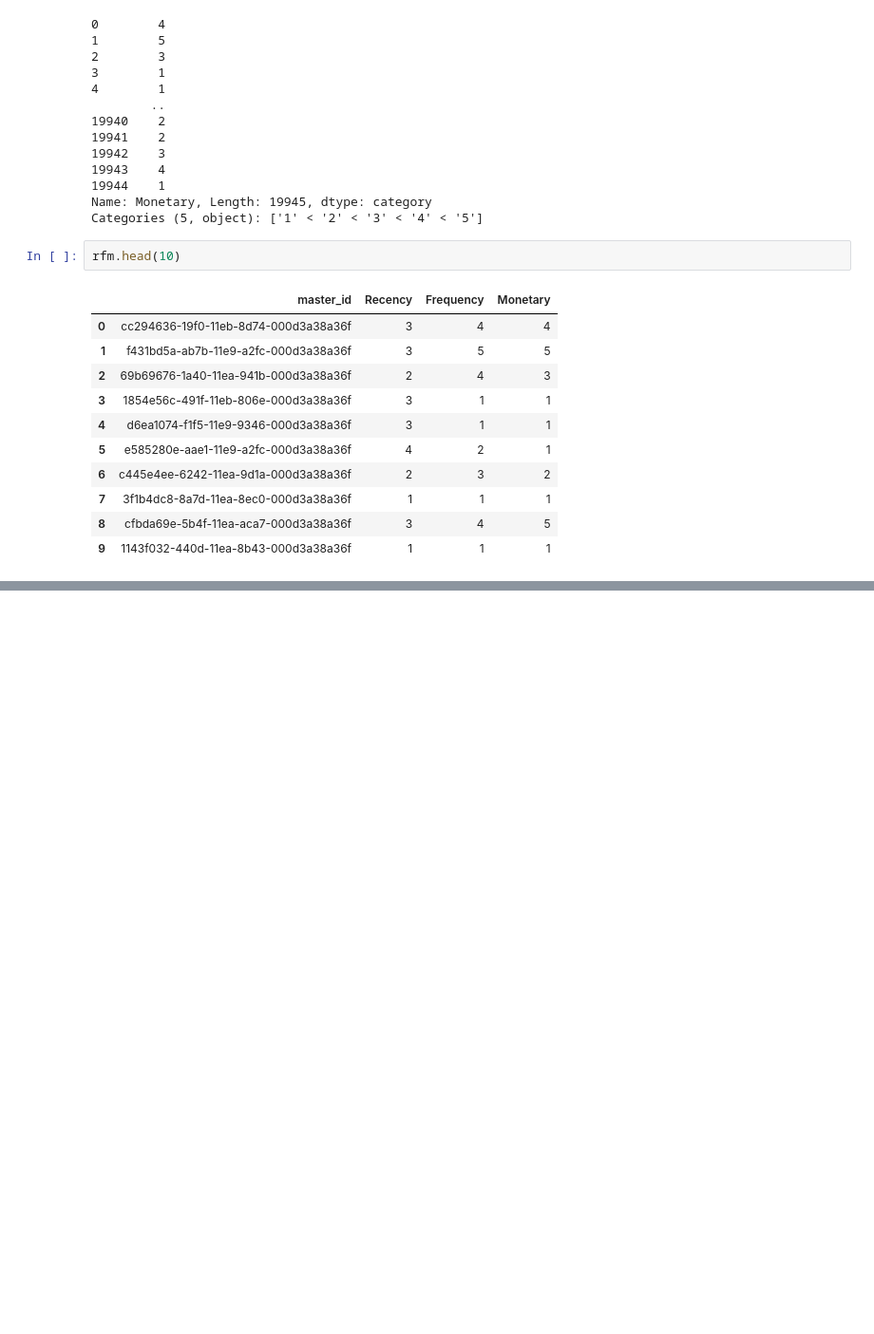
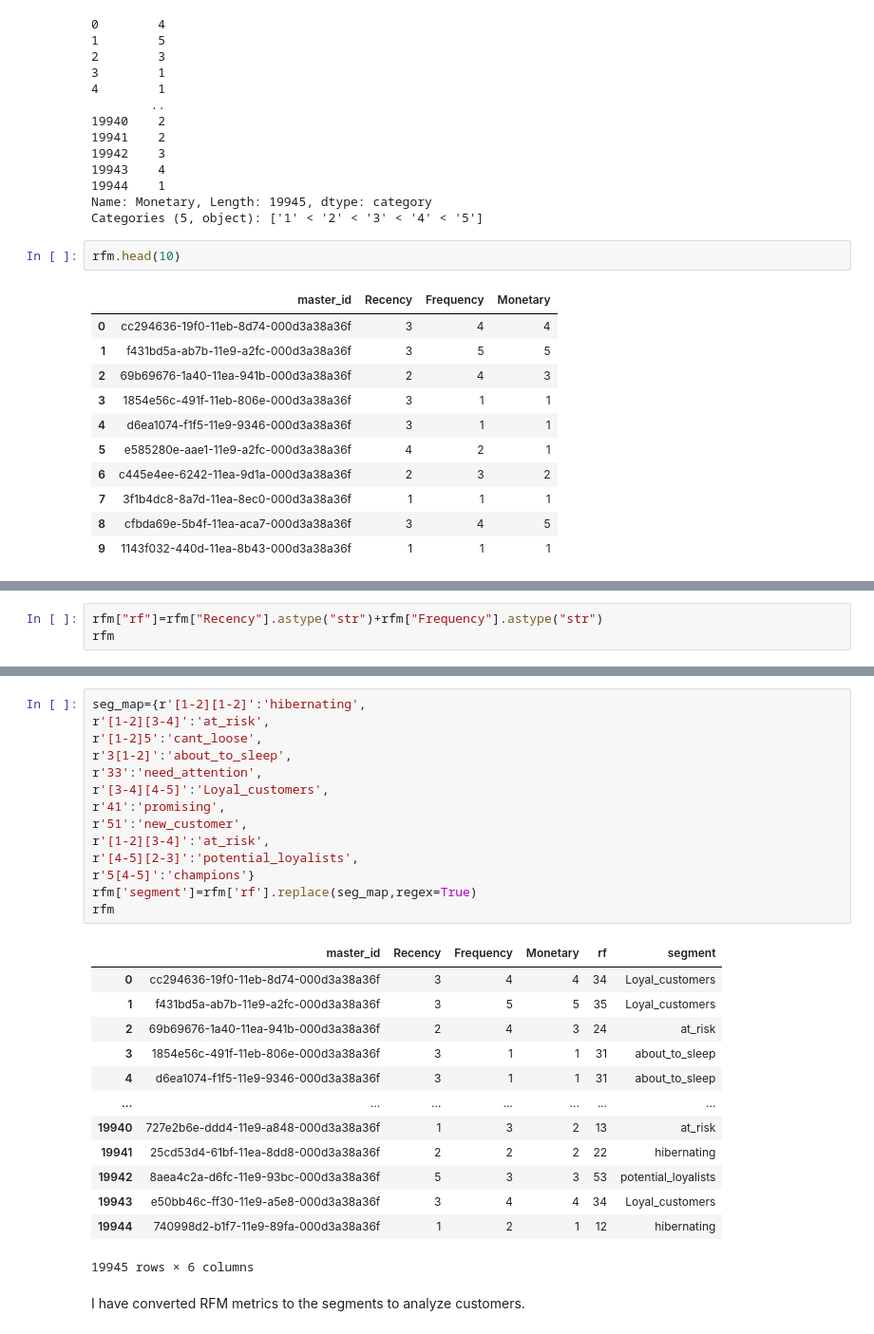
Before and after one commit to NevzatTaha/FLO_Customer_Segmentation, a Jupyter notebook: FLOMusteriSegmentasyonu/Customer_Segmentation.ipynb, the cells around one changed output, grey strips where cells are left out. Shown at 95% size. Saved outputs shown, nothing was run; the diff lists cells and outputs as text; blank space fills up the shorter version.

```diff
--- a/FLOMusteriSegmentasyonu/Customer_Segmentation.ipynb
+++ b/FLOMusteriSegmentasyonu/Customer_Segmentation.ipynb
@@ -340,0 +339,3 @@ rfm.head(10)
+# %%
+rfm["rf"]=rfm["Recency"].astype("str")+rfm["Frequency"].astype("str")
+rfm
@@ -340,0 +356,30 @@ rfm.head(10)
+# %%
+seg_map={r'[1-2][1-2]':'hibernating',
+r'[1-2][3-4]':'at_risk',
+r'[1-2]5':'cant_loose',
+r'3[1-2]':'about_to_sleep',
+r'33':'need_attention',
+r'[3-4][4-5]':'Loyal_customers',
+r'41':'promising',
+r'51':'new_customer',
+r'[1-2][3-4]':'at_risk',
+r'[4-5][2-3]':'potential_loyalists',
+r'5[4-5]':'champions'}
+rfm['segment']=rfm['rf'].replace(seg_map,regex=True)
+rfm
+# %% [output]
+|  | master_id | Recency | Frequency | Monetary | rf | segment |
+| 0 | cc294636-19f0-11eb-8d74-000d3a38a36f | 3 | 4 | 4 | 34 | Loyal_customers |
+| 1 | f431bd5a-ab7b-11e9-a2fc-000d3a38a36f | 3 | 5 | 5 | 35 | Loyal_customers |
+| 2 | 69b69676-1a40-11ea-941b-000d3a38a36f | 2 | 4 | 3 | 24 | at_risk |
+| 3 | 1854e56c-491f-11eb-806e-000d3a38a36f | 3 | 1 | 1 | 31 | about_to_sleep |
+| 4 | d6ea1074-f1f5-11e9-9346-000d3a38a36f | 3 | 1 | 1 | 31 | about_to_sleep |
+| ... | ... | ... | ... | ... | ... | ... |
+| 19940 | 727e2b6e-ddd4-11e9-a848-000d3a38a36f | 1 | 3 | 2 | 13 | at_risk |
+| 19941 | 25cd53d4-61bf-11ea-8dd8-000d3a38a36f | 2 | 2 | 2 | 22 | hibernating |
+| 19942 | 8aea4c2a-d6fc-11e9-93bc-000d3a38a36f | 5 | 3 | 3 | 53 | potential_loyalists |
+| 19943 | e50bb46c-ff30-11e9-a5e8-000d3a38a36f | 3 | 4 | 4 | 34 | Loyal_customers |
+| 19944 | 740998d2-b1f7-11e9-89fa-000d3a38a36f | 1 | 2 | 1 | 12 | hibernating |
+19945 rows × 6 columns
+# %% [markdown]
+I have converted RFM metrics to the segments to analyze customers.
```
Also changed, not shown: parts of 19 cells of this notebook.
